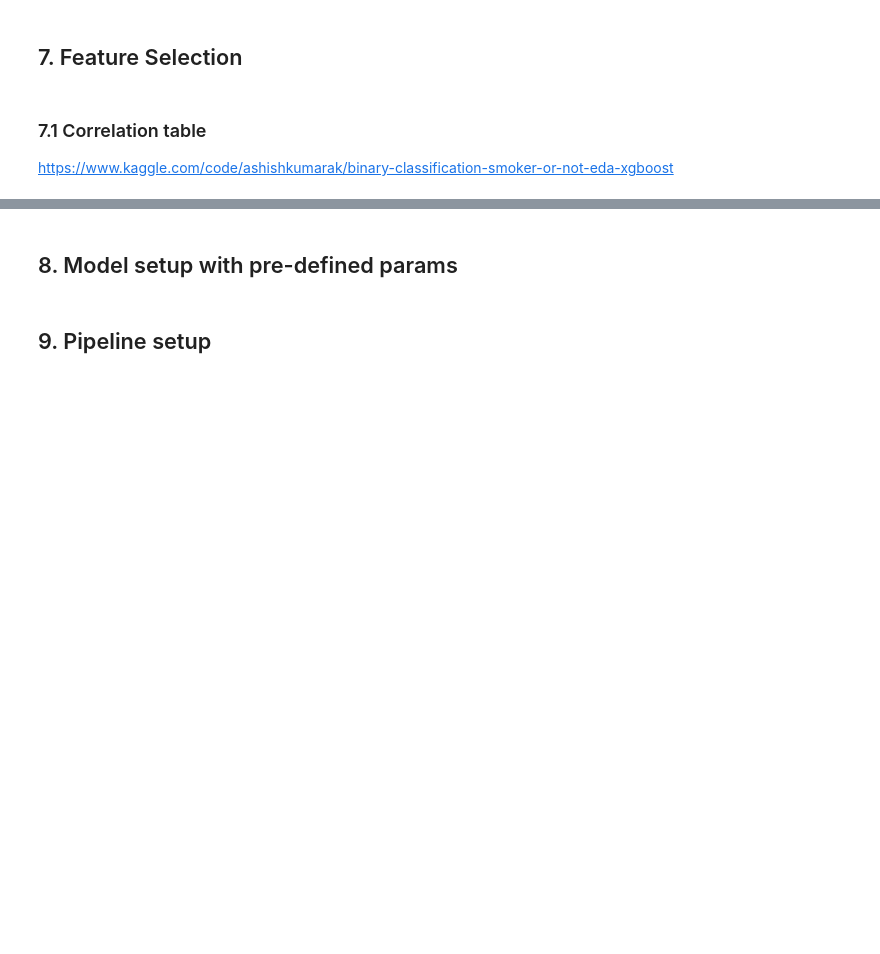
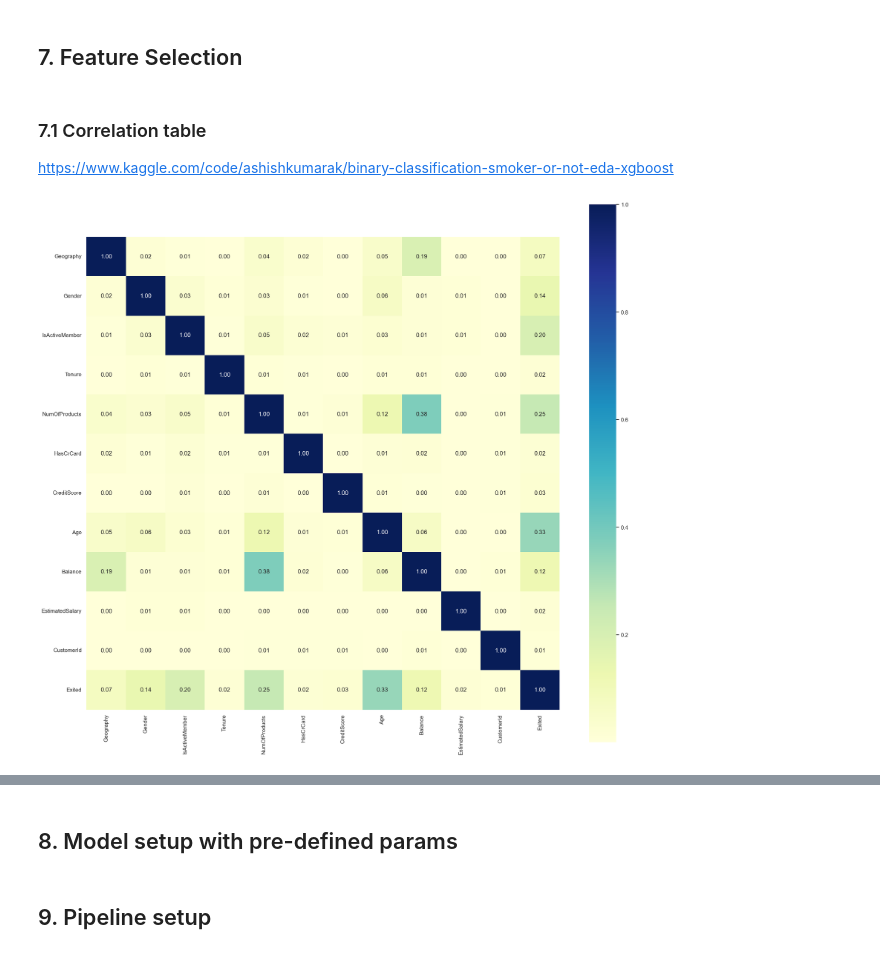
Before and after one commit to KrystianPi/Kaggle-S4E1, a Jupyter notebook: eda.ipynb, the cells around one changed output, grey strips where cells are left out. Cells and saved outputs as stored; diff of their text form; code cells hidden in the pictures; blank space fills up the shorter version.

```diff
--- a/eda.ipynb
+++ b/eda.ipynb
@@ -370,4 +375,26 @@ encoding = ColumnTransformer([
 ], remainder='passthrough').set_output(transform='pandas')
+# %%
+class CustomLabelEncoder(BaseEstimator, TransformerMixin):
+    def __init__(self):
+        self.encoders = None
+
+    def fit(self, X, y=None):
+        self.encoders = {}
+        for column in X.columns:
+            le = LabelEncoder()
+            le.fit(X[column])
+            self.encoders[column] = le
+        return self
+
+    def transform(self, X):
+        X_transformed = X.copy()
+        for column in X.columns:
+            le = self.encoders[column]
+            X_transformed[column] = le.transform(X[column])
+        return X_transformed
+
+
+label_encoding = CustomLabelEncoder()
 # %% [markdown]
 ### 6.7 Scaling
 # %%
@@ -418,4 +445,29 @@ feature_selector = CustomFeatureSelector()
 # %% [markdown]
 ### 7.1 Correlation table
 https://www.kaggle.com/code/ashishkumarak/binary-classification-smoker-or-not-eda-xgboost
+# %%
+pipeline_all = Pipeline([
+    ('encoder', label_encoding),
+    ])
+
+train_df_all = pipeline_all.fit_transform(train_df[cat_cols+num_cols+['CustomerId']], train_df['Exited'])
+num_cols_ = train_df_all.select_dtypes(include=[np.number]).columns.tolist()
+train_df_all = train_df_all[num_cols_]
+train_df_all['Exited'] = train_df['Exited'].reset_index(drop=True)
+
+corr_matrix = train_df_all.corr(method = 'spearman').abs()
+
+# Set font scale
+sns.set(font_scale = 1)
+
+# Set the figure size
+f, ax = plt.subplots(figsize=(18, 16))
+
+# Make heatmap
+sns.heatmap(corr_matrix, cmap= 'YlGnBu', square=True, ax = ax, annot=True, fmt=".2f")
+
+# Tight layout
+f.tight_layout()
+# %% [output]
+[figure, added]
 # %%
```
Also changed, not shown: parts of 34 cells of this notebook.
